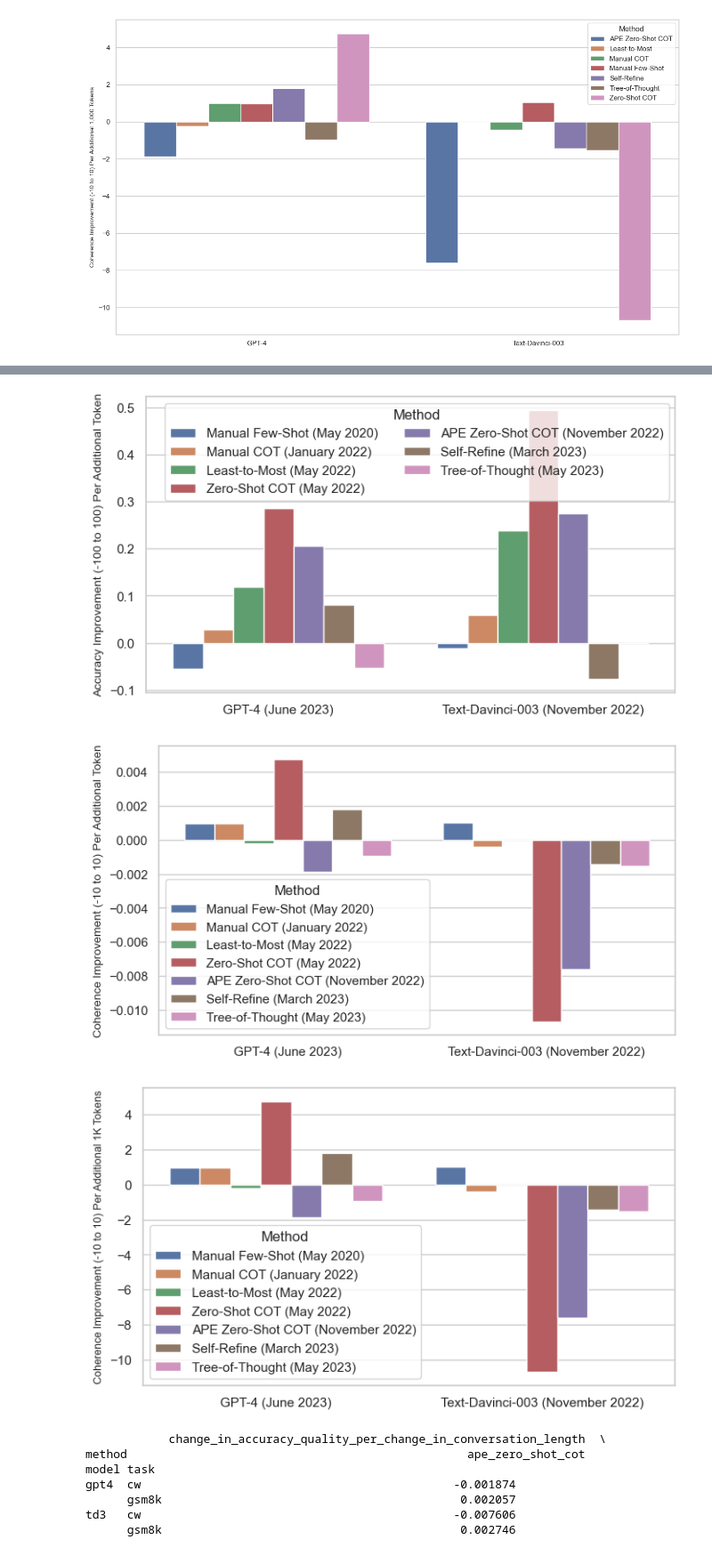
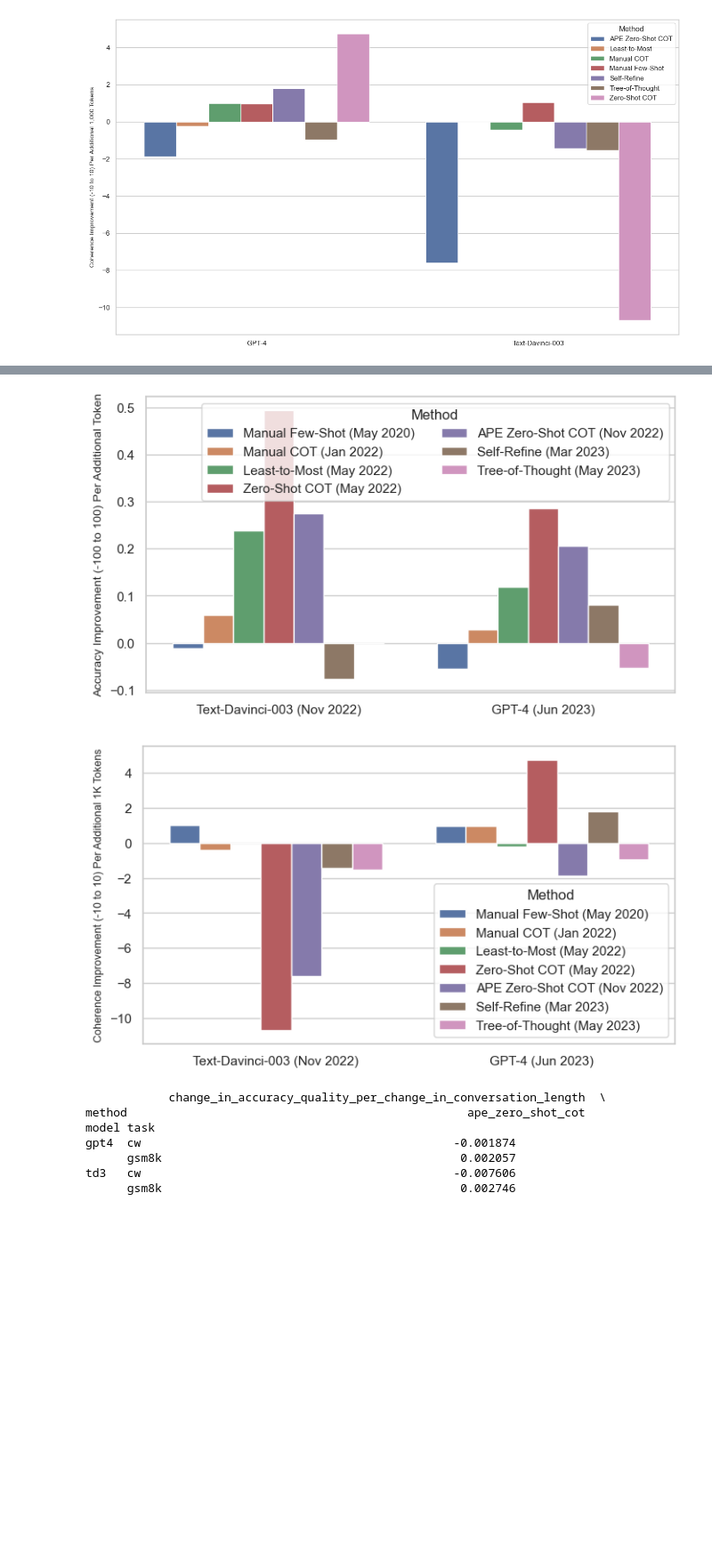
Before and after one commit to ijyliu/anlp23-project, a Jupyter notebook: Data/06 - Analyze Metrics and Conduct Inference.ipynb, the cells around one changed output, grey strips where cells are left out. Shown at 89% size. Cells and saved outputs as stored; diff of their text form; code cells hidden in the pictures; blank space fills up the shorter version.

```diff
--- a/Data/06 - Analyze Metrics and Conduct Inference.ipynb
+++ b/Data/06 - Analyze Metrics and Conduct Inference.ipynb
@@ -808,16 +808,39 @@ averages_for_changes_with_date = averages_for_changes_with_date.sort_values('ss_
 print(averages_for_changes_with_date)
 
 # Add Month and Year from the ss_publication_date column to the end of the Method column
-averages_for_changes_with_date['Method'] = averages_for_changes_with_date['Method'] + ' (' + pd.to_datetime(averages_for_changes_with_date['ss_publication_date']).dt.strftime('%B %Y') + ')'
+averages_for_changes_with_date['Method'] = averages_for_changes_with_date['Method'] + ' (' + pd.to_datetime(averages_for_changes_with_date['ss_publication_date']).dt.strftime('%b %Y') + ')'
 
 # Add Month and Year to the end of the Model column
 # If Model = 'GPT-4', '(June 2023)'
 # If Model = 'Text-Davinci-003', '(November 2022)'
-averages_for_changes_with_date['Model'] = averages_for_changes_with_date['Model'] + ' ' + averages_for_changes_with_date['Model'].apply(lambda x: '(June 2023)' if x == 'GPT-4' else '(November 2022)')
+averages_for_changes_with_date['Model'] = averages_for_changes_with_date['Model'] + ' ' + averages_for_changes_with_date['Model'].apply(lambda x: '(Jun 2023)' if x == 'GPT-4' else '(Nov 2022)')
 
-#order_list = averages_for_changes_with_date[['Model', 'method']]
-hue_order = list(averages_for_changes_with_date[['Method', 'ss_publication_date']].drop_duplicates().sort_values('ss_publication_date')['Method'])
-print(hue_order)
+# # Add stars for significant results
+# # Merge on model, method, task with mcnemars_results and t_test_results
+# averages_for_changes_with_date = averages_for_changes_with_date.merge(mcnemars_results[['model', 'method', 'task', 'pvalue']], on=['model', 'method', 'task'], how='left')
+# # Rename pvalue to mcnemars_pvalue
+# averages_for_changes_with_date = averages_for_changes_with_date.rename(columns={'pvalue': 'mcnemars_pvalue'})
+# # Drop duplicates
+# averages_for_changes_with_date = averages_for_changes_with_date.drop_duplicates()
+# print('added pvals v1')
+# print(averages_for_changes_with_date)
+# # Merge
+# # Limit t test results to coherence_1_incoherent_10_very_coherent
+# print(t_test_results)
+# t_test_results_coherence = t_test_results[t_test_results['metric'] == 'coherence_1_incoherent_10_very_coherent']
+# averages_for_changes_with_date = averages_for_changes_with_date.merge(t_test_results_coherence[['model', 'method', 'task', 'pvalue']], on=['model', 'method', 'task'], how='left')
+# # Rename pvalue to t_test_pvalue
+# averages_for_changes_with_date = averages_for_changes_with_date.rename(columns={'pvalue': 't_test_pvalue'})
+# # Drop duplicates
+# averages_for_changes_with_date = averages_for_changes_with_date.drop_duplicates()
+# print('added pvals v2')
+# print(averages_for_changes_with_date)
+# # Create column for stars that is '*' if mcnemars_pvalue < 0.05 and it is non-null, or '*' if t_test_pvalue < 0.05 and it is non-null
+# averages_for_changes_with_date['stars'] = averages_for_changes_with_date.apply(lambda x: '*' if (x['mcnemars_pvalue'] < 0.05 and pd.notnull(x['mcnemars_pvalue'])) or (x['t_test_pvalue'] < 0.05 and pd.notnull(x['t_test_pvalue'])) else '', axis=1)
+# # Add * to end of Method column
+# averages_for_changes_with_date['Method'] = averages_for_changes_with_date['Method'] + averages_for_changes_with_date['stars']
+# print('added stars')
+# print(averages_for_changes_with_date)
 
 # Create averages_for_changes_with_date_gsm8k and averages_for_changes_with_date_cw
 averages_for_changes_with_date_gsm8k = averages_for_changes_with_date[averages_for_changes_with_date['task'] == 'gsm8k']
@@ -828,15 +851,27 @@ averages_for_changes_with_date_cw['Coherence Improvement (-10 to 10) Per Additio
 # Sort dataframes by Model
 averages_for_changes_with_date_gsm8k = averages_for_changes_with_date_gsm8k.sort_values(by=['Model'])
 averages_for_changes_with_date_cw = averages_for_changes_with_date_cw.sort_values(by=['Model'])
+print('split by task')
+print(averages_for_changes_gsm8k)
+print(averages_for_changes_cw)
+#print(averages_for_changes_with_date)
 
-#print(averages_for_changes_with_date)
+#order_list = averages_for_changes_with_date[['Model', 'method']]
+order_list = ['Text-Davinci-003 (Nov 2022)', 'GPT-4 (Jun 2023)']
+#hue_order = list(averages_for_changes_with_date[['Method', 'ss_publication_date']].drop_duplicates().sort_values('ss_publication_date')['Method'])
+# Separate hue_order for gsm8k and cw
+hue_order_gsm8k = list(averages_for_changes_with_date_gsm8k[['Method', 'ss_publication_date']].drop_duplicates().sort_values('ss_publication_date')['Method'])
+hue_order_cw = list(averages_for_changes_with_date_cw[['Method', 'ss_publication_date']].drop_duplicates().sort_values('ss_publication_date')['Method'])
+#print(hue_order)
+print(hue_order_gsm8k)
+print(hue_order_cw)
 
 # Plot change in accuracy_quality per change in conversation_length
 # Bar chart by model, method, task
 # GSM8k plot
 plt.figure(figsize=fsize)
 #sns.barplot(x='Model', y='Percentage Points Accuracy Improvement Per Additional Token', hue='Method', data=averages_for_changes_gsm8k)
-ax = sns.barplot(x='Model', y='Percentage Points Accuracy Improvement Per Additional Token', hue='Method', hue_order=hue_order, data=averages_for_changes_with_date_gsm8k)
+ax = sns.barplot(x='Model', y='Percentage Points Accuracy Improvement Per Additional Token', hue='Method', hue_order=hue_order_gsm8k, data=averages_for_changes_with_date_gsm8k, order=order_list)
 ax.legend(ncol=2, title = 'Method')
 #, order=order_list)
 #plt.xlabel('Model')
@@ -867,22 +902,22 @@ plt.show()
 # plt.savefig('../Output/gsm8k_change_in_accuracy_quality_per_change_in_conversation_length_sorted_by_technique_age_transformed.png')
 # plt.show()
 
-# Creative writing plot
-plt.figure(figsize=fsize)
-sns.barplot(x='Model', y='change_in_accuracy_quality_per_change_in_conversation_length', hue='Method', hue_order=hue_order, data=averages_for_changes_with_date_cw)
-#sns.barplot(x='Model', y='change_in_accuracy_quality_per_change_in_conversation_length', hue='Method', data=averages_for_changes_cw)
-#plt.xlabel('')
-# plt.ylabel('Change in Creative Writing Coherence per Change in Conversation Length')
-#plt.title('Change in Creative Writing Coherence per Change in Conversation Length by Model and Method')
-# No x axis title
-plt.gca().set_xlabel('')
-plt.gca().set_ylabel('Coherence Improvement (-10 to 10) Per Additional Token', fontsize=10)
-plt.savefig('../Output/cw_change_in_accuracy_quality_per_change_in_conversation_length_sorted_by_technique_age.png')
-plt.show()
+# # Creative writing plot
+# plt.figure(figsize=fsize)
+# sns.barplot(x='Model', y='change_in_accuracy_quality_per_change_in_conversation_length', hue='Method', hue_order=hue_order_cw, data=averages_for_changes_with_date_cw, order=order_list)
+# #sns.barplot(x='Model', y='change_in_accuracy_quality_per_change_in_conversation_length', hue='Method', data=averages_for_changes_cw)
+# #plt.xlabel('')
+# # plt.ylabel('Change in Creative Writing Coherence per Change in Conversation Length')
+# #plt.title('Change in Creative Writing Coherence per Change in Conversation Length by Model and Method')
+# # No x axis title
+# plt.gca().set_xlabel('')
+# plt.gca().set_ylabel('Coherence Improvement (-10 to 10) Per Additional Token', fontsize=10)
+# plt.savefig('../Output/cw_change_in_accuracy_quality_per_change_in_conversation_length_sorted_by_technique_age.png')
+# plt.show()
 
 # Creative writing plot
 plt.figure(figsize=fsize)
-sns.barplot(x='Model', y='Coherence Improvement (-10 to 10) Per Additional 1,000 Tokens', hue='Method', hue_order=hue_order, data=averages_for_changes_with_date_cw)
+sns.barplot(x='Model', y='Coherence Improvement (-10 to 10) Per Additional 1,000 Tokens', hue='Method', hue_order=hue_order_cw, data=averages_for_changes_with_date_cw, order=order_list)
 #sns.barplot(x='Model', y='change_in_accuracy_quality_per_change_in_conversation_length', hue='Method', data=averages_for_changes_cw)
 #plt.xlabel('')
 # plt.ylabel('Change in Creative Writing Coherence per Change in Conversation Length')
@@ -913,21 +948,20 @@ plt.show()
 A value is trying to be set on a copy of a slice from a DataFrame.
 Try using .loc[row_indexer,col_indexer] = value instead
 
 See the caveats in the documentation: https://pandas.pydata.org/pandas-docs/stable/user_guide/indexing.html#returning-a-view-versus-a-copy
   averages_for_changes_with_date_gsm8k['Percentage Points Accuracy Improvement Per Additional Token'] = averages_for_changes_with_date_gsm8k['change_in_accuracy_quality_per_change_in_conversation_leng ...
 A value is trying to be set on a copy of a slice from a DataFrame.
 Try using .loc[row_indexer,col_indexer] = value instead
 
 See the caveats in the documentation: https://pandas.pydata.org/pandas-docs/stable/user_guide/indexing.html#returning-a-view-versus-a-copy
   averages_for_changes_with_date_gsm8k['Percentage Points Accuracy Improvement Per 1,000 Additional Tokens'] = averages_for_changes_with_date_gsm8k['Percentage Points Accuracy Improvement Per Addition ...
 A value is trying to be set on a copy of a slice from a DataFrame.
 Try using .loc[row_indexer,col_indexer] = value instead
 
 See the caveats in the documentation: https://pandas.pydata.org/pandas-docs/stable/user_guide/indexing.html#returning-a-view-versus-a-copy
   averages_for_changes_with_date_cw['Coherence Improvement (-10 to 10) Per Additional 1,000 Tokens'] = averages_for_changes_with_date_cw['change_in_accuracy_quality_per_change_in_conversation_length'] ...
-[figure, old version]
+[figure, new version]
-[figure, old version]
+[figure, new version]
-[figure, removed]
 # %%
 # Also create a table with the change in accuracy_quality per change in conversation_length
 
```
Also changed, not shown: parts of 1 cell of this notebook, 24 other files.
